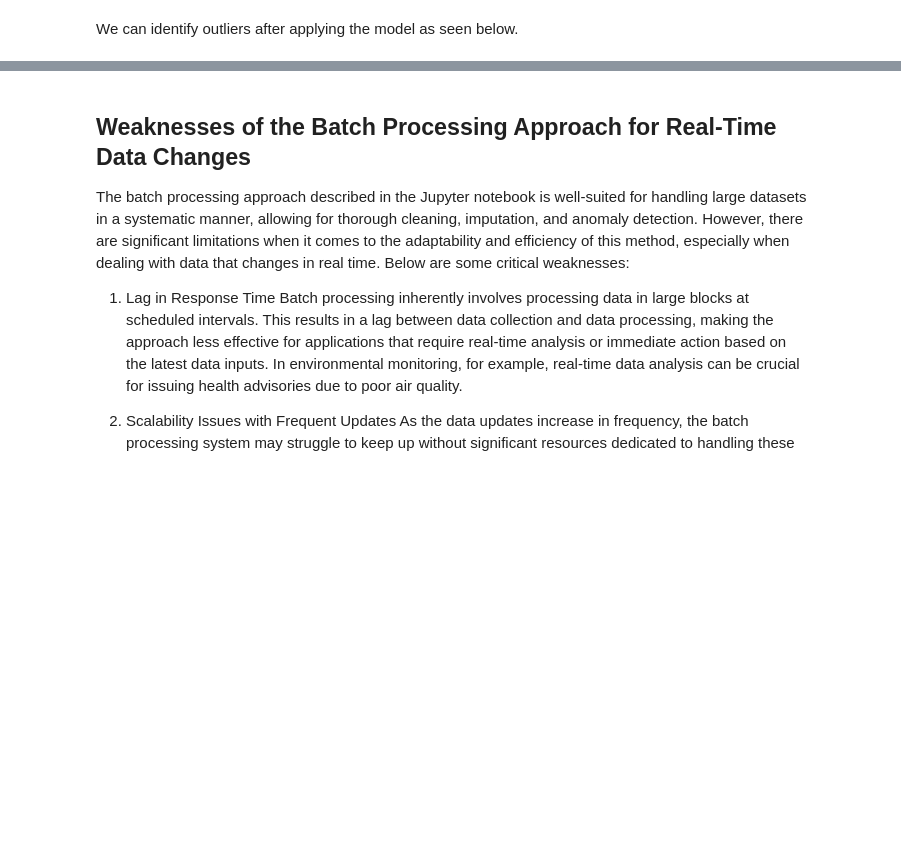
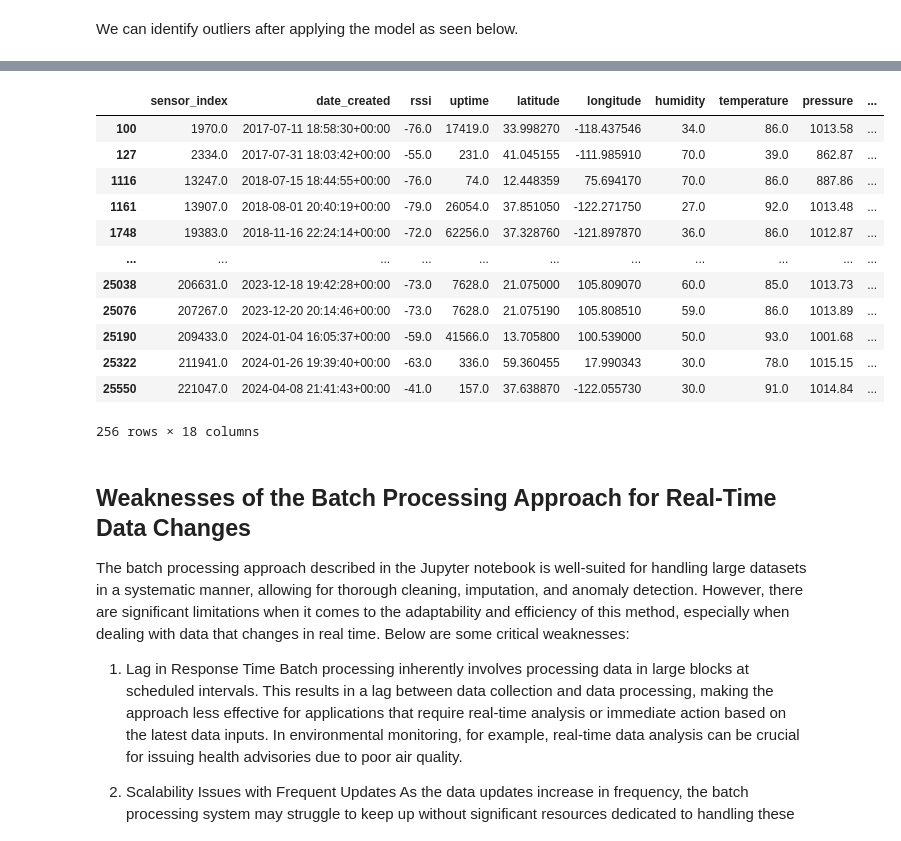
Before and after one commit to bytewax/ml-iot, a Jupyter notebook: notebooks/mtl_iot_batch_version.ipynb, the cells around one changed output, grey strips where cells are left out. Saved outputs shown, nothing was run; the diff lists cells and outputs as text; code cells hidden in the pictures; blank space fills up the shorter version.

Commit message:
update scripts - add sklearn model and stateful map

```diff
--- a/notebooks/mtl_iot_batch_version.ipynb
+++ b/notebooks/mtl_iot_batch_version.ipynb
@@ -319,3 +296,40 @@ for entry in imputed_data:
+# %%
+# Prepare your data (assuming imputed_data is a DataFrame ready for input)
+detector = AnomalyDetector()
+
+# You must convert the list of dictionaries to a DataFrame if not already done
+df = pd.DataFrame(imputed_data)
+
+# Select only the numeric columns for anomaly detection
+numeric_columns = df.select_dtypes(include=[np.number])
+
+# Fit the model with numeric data
+detector.fit(numeric_columns)
+
+# Predict anomalies on the same or new data
+predictions, scores = detector.predict(numeric_columns)
+# %%
+# Add predictions and scores back to the DataFrame for review or further processing
+df['anomaly'] = predictions
+df['score'] = scores
+
+# Print or process anomalies
+anomalies = df[df['anomaly'] == -1]
+anomalies
+# %% [output]
+|  | sensor_index | date_created | rssi | uptime | latitude | longitude | humidity | temperature | pressure | ... |
+| 100 | 1970.0 | 2017-07-11 18:58:30+00:00 | -76.0 | 17419.0 | 33.998270 | -118.437546 | 34.0 | 86.0 | 1013.58 | ... |
+| 127 | 2334.0 | 2017-07-31 18:03:42+00:00 | -55.0 | 231.0 | 41.045155 | -111.985910 | 70.0 | 39.0 | 862.87 | ... |
+| 1116 | 13247.0 | 2018-07-15 18:44:55+00:00 | -76.0 | 74.0 | 12.448359 | 75.694170 | 70.0 | 86.0 | 887.86 | ... |
+| 1161 | 13907.0 | 2018-08-01 20:40:19+00:00 | -79.0 | 26054.0 | 37.851050 | -122.271750 | 27.0 | 92.0 | 1013.48 | ... |
+| 1748 | 19383.0 | 2018-11-16 22:24:14+00:00 | -72.0 | 62256.0 | 37.328760 | -121.897870 | 36.0 | 86.0 | 1012.87 | ... |
+| ... | ... | ... | ... | ... | ... | ... | ... | ... | ... | ... |
+| 25038 | 206631.0 | 2023-12-18 19:42:28+00:00 | -73.0 | 7628.0 | 21.075000 | 105.809070 | 60.0 | 85.0 | 1013.73 | ... |
+| 25076 | 207267.0 | 2023-12-20 20:14:46+00:00 | -73.0 | 7628.0 | 21.075190 | 105.808510 | 59.0 | 86.0 | 1013.89 | ... |
+| 25190 | 209433.0 | 2024-01-04 16:05:37+00:00 | -59.0 | 41566.0 | 13.705800 | 100.539000 | 50.0 | 93.0 | 1001.68 | ... |
+| 25322 | 211941.0 | 2024-01-26 19:39:40+00:00 | -63.0 | 336.0 | 59.360455 | 17.990343 | 30.0 | 78.0 | 1015.15 | ... |
+| 25550 | 221047.0 | 2024-04-08 21:41:43+00:00 | -41.0 | 157.0 | 37.638870 | -122.055730 | 30.0 | 91.0 | 1014.84 | ... |
+256 rows × 18 columns
 # %% [markdown]
 ## Weaknesses of the Batch Processing Approach for Real-Time Data Changes
 The batch processing approach described in the Jupyter notebook is well-suited for handling large datasets in a systematic manner, allowing for thorough cleaning, imputation, and anomaly detection. However, there are significant limitations when it comes to the adaptability and efficiency of this method, especially when dealing with data that changes in real time. Below are some critical weaknesses:
```
Also changed, not shown: parts of 8 cells of this notebook, 5 other files.
